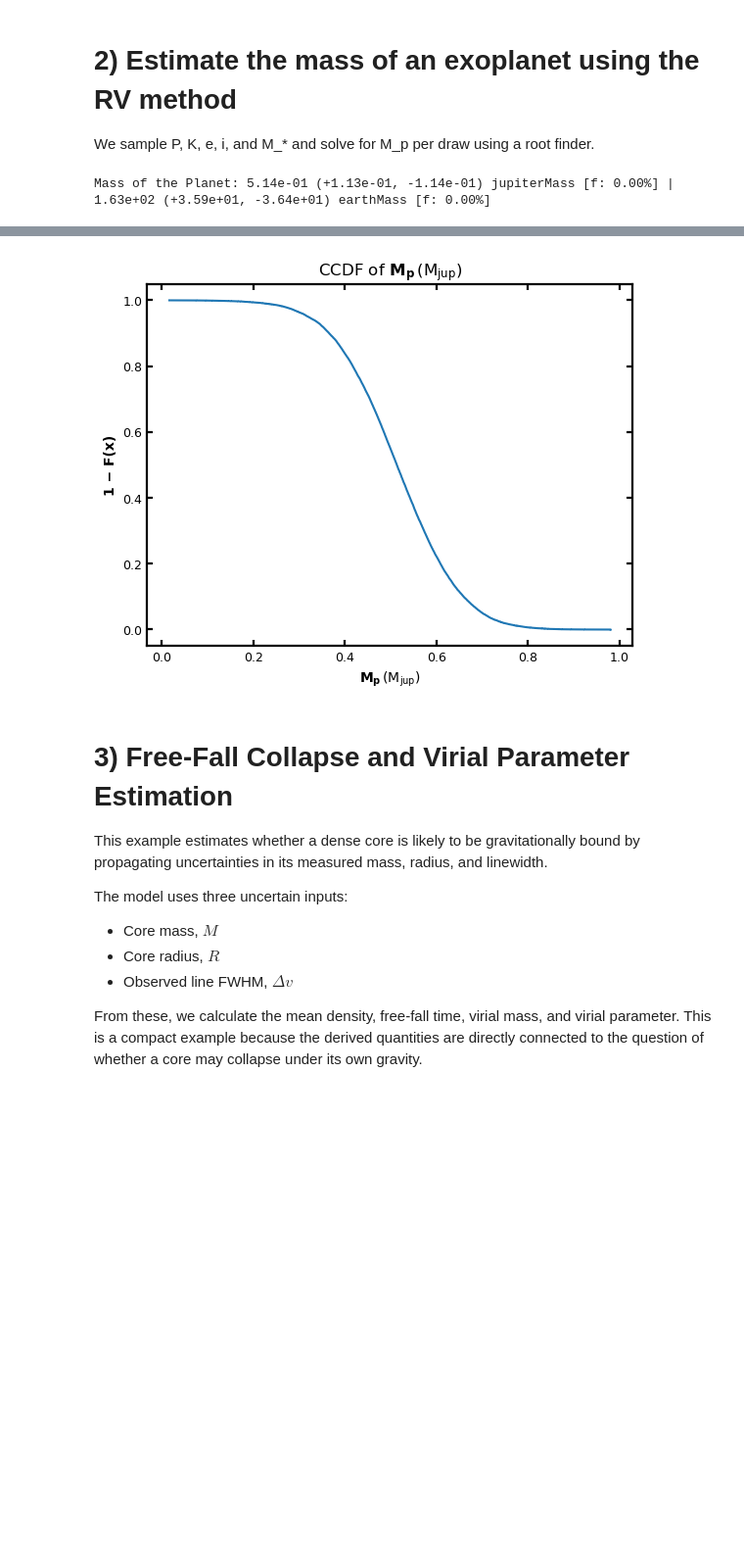
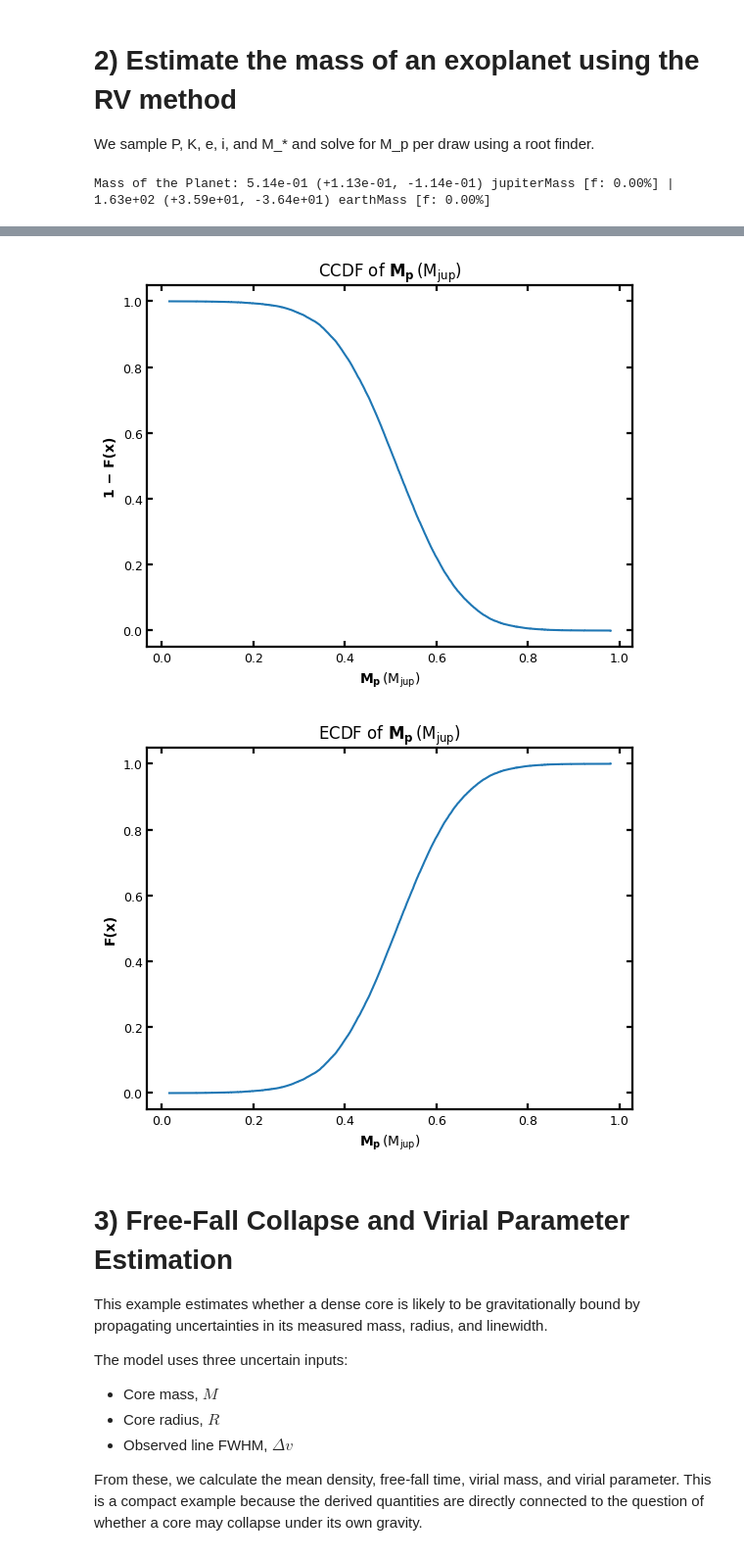
Before and after one commit to travisthieme/augment, a Jupyter notebook: examples/example_problems.ipynb, the cells around one changed output, grey strips where cells are left out. Shown at 98% size. Cells and saved outputs as stored; diff of their text form; code cells hidden in the pictures; blank space fills up the shorter version.

```diff
--- a/examples/example_problems.ipynb
+++ b/examples/example_problems.ipynb
@@ -74,7 +77,7 @@ pstr = plot_posterior(out, key="t_death", log10=False, kde=True, pretty_label=r"
 We sample P, K, e, i, and M_* and solve for M_p per draw using a root finder.
 # %%
 import sys
-sys.path.append("../src")
+sys.path.insert(0, "../src")
 
 from augment import Sampler
 from augment.format import format_summary
@@ -129,34 +132,37 @@ def M_p(P, K, e, inc, Mstar):
         if not np.isfinite(Mp0) or Mp0 <= 0:
             continue
         lo = Mp0 * 1e-3
         hi = Mp0 * 1e3
         try:
             # Ensure a sign change; widen if necessary
             if f(lo) * f(hi) > 0:
                 lo = Mp0 * 1e-6
                 hi = Mp0 * 1e6
             if f(lo) * f(hi) > 0:
                 continue
             sol = root_scalar(f, bracket=(lo, hi), method="brentq")
             if sol.converged:
                 out[i] = sol.root
         except Exception:
             continue
 
     return {"M_p": (out * u.kg).to(u.M_jup)}
 
 out2 = sampler2.run(M_p, return_samples=True)
 fmt_Mjup = format_summary(out2["summary"]["M_p"], samples=out2["samples"]["M_p"], target_unit=u.M_jup, sigfigs=2)
 fmt_Mearth = format_summary(out2["summary"]["M_p"], samples=out2["samples"]["M_p"], target_unit=u.M_earth, sigfigs=2)
 print(f"Mass of the Planet: {fmt_Mjup} | {fmt_Mearth}")
 
 pstr = plot_posterior(out2, key="M_p", log10=False, kde=True, pretty_label=r"M_p", unit_label_overrides={"M_p": "M_{jup}"})
 
-ecdf = plot_ecdf(out2, key="M_p", log10=False, pretty_label=r"M_p", unit_label_overrides={"M_p": "M_{jup}"}, ccdf=True)
+ccdf = plot_ecdf(out2, key="M_p", log10=False, pretty_label=r"M_p", unit_label_overrides={"M_p": "M_{jup}"}, ccdf=True)
+
+ecdf = plot_ecdf(out2, key="M_p", log10=False, pretty_label=r"M_p", unit_label_overrides={"M_p": "M_{jup}"}, ccdf=False)
 # %% [output]
 Mass of the Planet: 5.14e-01 (+1.13e-01, -1.14e-01) jupiterMass [f: 0.00%] | 1.63e+02 (+3.59e+01, -3.64e+01) earthMass [f: 0.00%]
 [figure]
 [figure]
+[figure, added]
 # %% [markdown]
 # 3) Free-Fall Collapse and Virial Parameter Estimation
 
```
Also changed, not shown: parts of 4 cells of this notebook, 2 other files.
